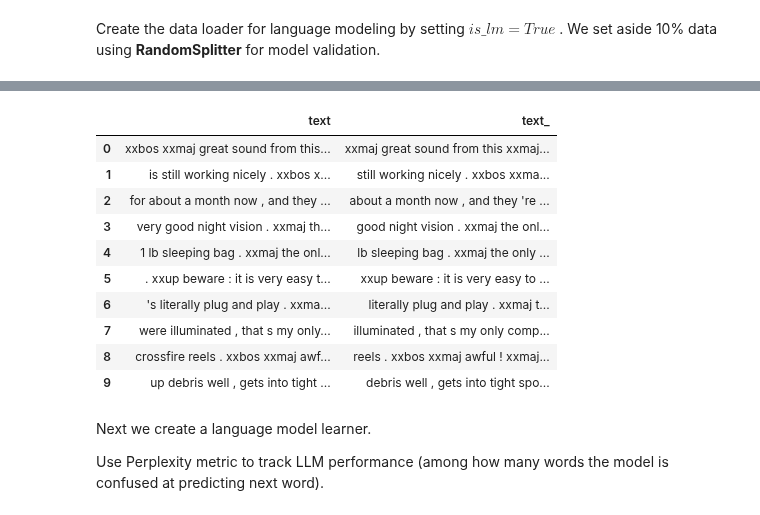
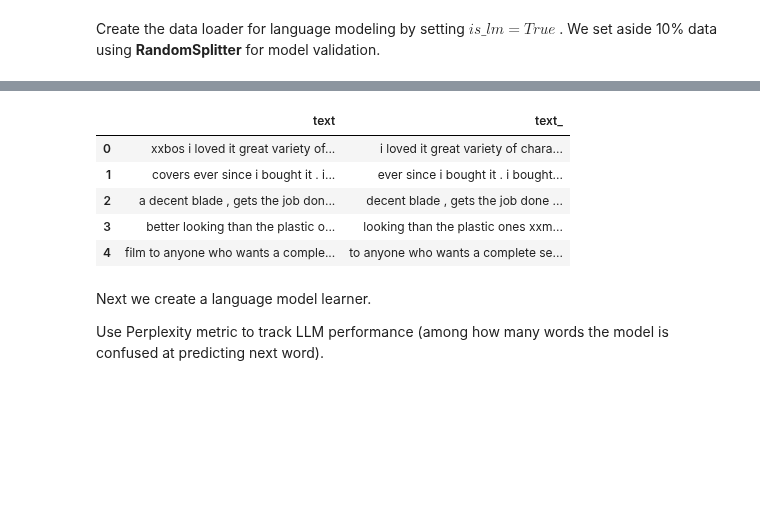
Before and after one commit to himalayahall/DATA602, a Jupyter notebook: Project.ipynb, the cells around one changed output, grey strips where cells are left out. Saved outputs shown, nothing was run; the diff lists cells and outputs as text; code cells hidden in the pictures; blank space fills up the shorter version.

```diff
--- a/Project.ipynb
+++ b/Project.ipynb
@@ -329,19 +330,14 @@ dls_lm = DataBlock(
 # %% [output]
 [interactive output not drawn]
 # %%
-dls_lm.show_batch(max_n = 10)
+dls_lm.show_batch(max_n = 5)
 # %% [output]
 |  | text | text_ |
-| 0 | xxbos xxmaj great sound from this... | xxmaj great sound from this xxmaj... |
-| 1 | is still working nicely . xxbos x... | still working nicely . xxbos xxma... |
-| 2 | for about a month now , and they ... | about a month now , and they 're ... |
-| 3 | very good night vision . xxmaj th... | good night vision . xxmaj the onl... |
-| 4 | 1 lb sleeping bag . xxmaj the onl... | lb sleeping bag . xxmaj the only ... |
-| 5 | . xxup beware : it is very easy t... | xxup beware : it is very easy to ... |
-| 6 | 's literally plug and play . xxma... | literally plug and play . xxmaj t... |
-| 7 | were illuminated , that s my only... | illuminated , that s my only comp... |
-| 8 | crossfire reels . xxbos xxmaj awf... | reels . xxbos xxmaj awful ! xxmaj... |
-| 9 | up debris well , gets into tight ... | debris well , gets into tight spo... |
+| 0 | xxbos i loved it great variety of... | i loved it great variety of chara... |
+| 1 | covers ever since i bought it . i... | ever since i bought it . i bought... |
+| 2 | a decent blade , gets the job don... | decent blade , gets the job done ... |
+| 3 | better looking than the plastic o... | looking than the plastic ones xxm... |
+| 4 | film to anyone who wants a comple... | to anyone who wants a complete se... |
 # %% [markdown]
 Next we create a language model learner.
 
```
Also changed, not shown: parts of 32 cells of this notebook.
